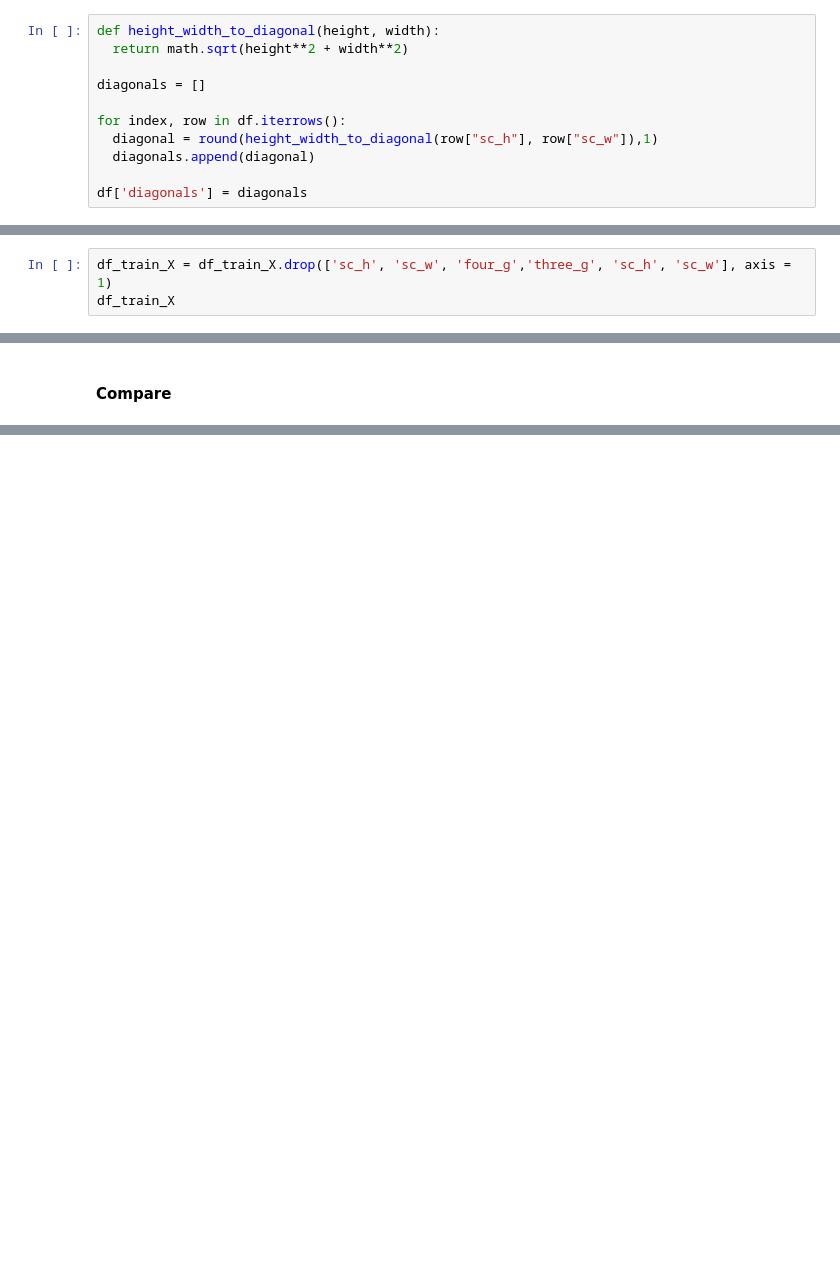
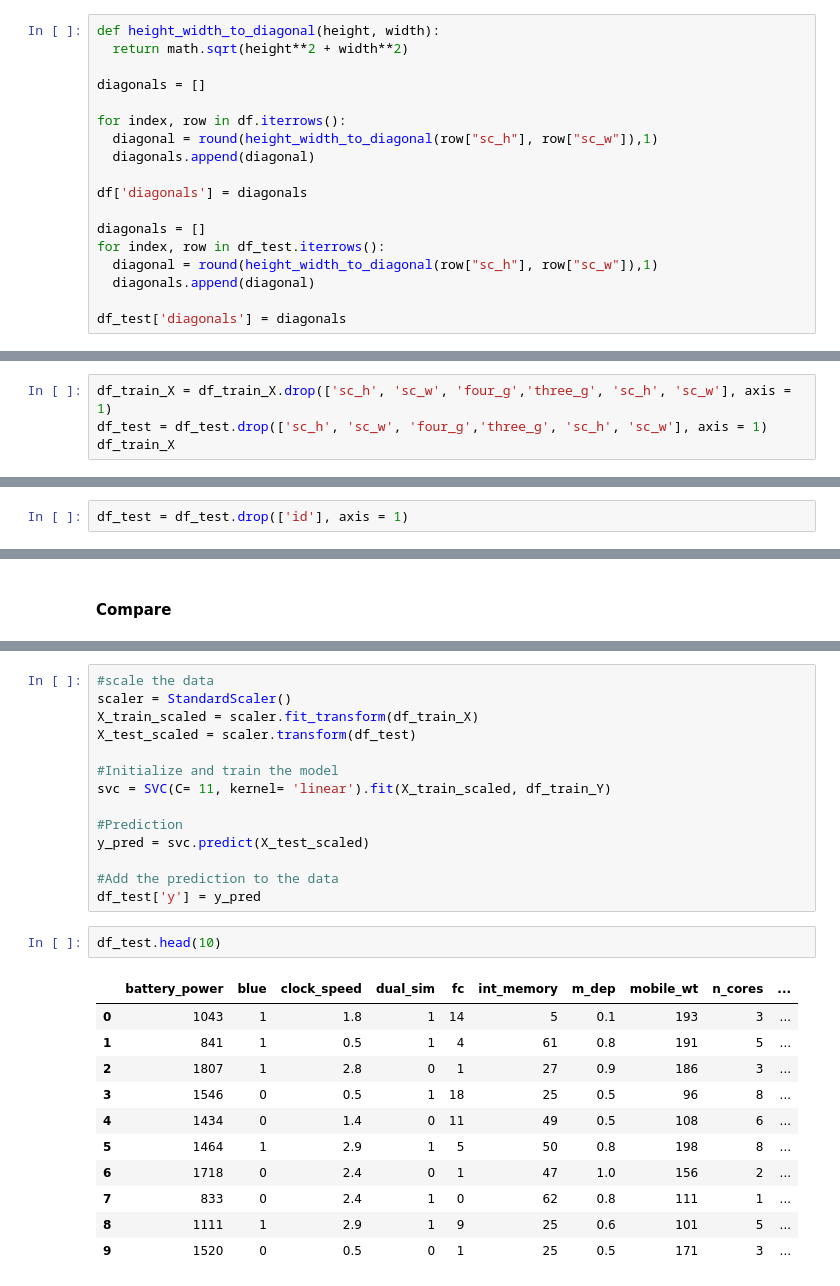
Before and after one commit to MarkkusKoddala/MobilePriceClassification, a Jupyter notebook: mobilepricepredictor.ipynb, the cells around one changed output, grey strips where cells are left out. Drawn from its saved outputs; the diff is of its cells as text; blank space fills up the shorter version.

```diff
--- a/mobilepricepredictor.ipynb
+++ b/mobilepricepredictor.ipynb
@@ -344,5 +362,12 @@ for index, row in df.iterrows():
   diagonals.append(diagonal)
 
 df['diagonals'] = diagonals
+
+diagonals = []
+for index, row in df_test.iterrows():
+  diagonal = round(height_width_to_diagonal(row["sc_h"], row["sc_w"]),1)
+  diagonals.append(diagonal)
+
+df_test['diagonals'] = diagonals
 # %%
 #df['pixel_area'] = df['px_height'] * df['px_width']
@@ -351,6 +377,7 @@ df_train_Y = df["price_range"]
 df_train_X = df.drop('price_range', axis=1)
 # %%
 df_train_X = df_train_X.drop(['sc_h', 'sc_w', 'four_g','three_g', 'sc_h', 'sc_w'], axis = 1)
+df_test = df_test.drop(['sc_h', 'sc_w', 'four_g','three_g', 'sc_h', 'sc_w'], axis = 1)
 df_train_X
 # %% [output]
 |  | battery_power | blue | clock_speed | dual_sim | fc | int_memory | m_dep | mobile_wt | n_cores | ... |
@@ -370,0 +396,2 @@ df_train_X
+# %%
+df_test = df_test.drop(['id'], axis = 1)
@@ -853,0 +992,28 @@ mse_compare
+# %%
+#scale the data
+scaler = StandardScaler()
+X_train_scaled = scaler.fit_transform(df_train_X)
+X_test_scaled = scaler.transform(df_test)
+
+#Initialize and train the model
+svc = SVC(C= 11, kernel= 'linear').fit(X_train_scaled, df_train_Y)
+
+#Prediction
+y_pred = svc.predict(X_test_scaled)
+
+#Add the prediction to the data
+df_test['y'] = y_pred
+# %%
+df_test.head(10)
+# %% [output]
+|  | battery_power | blue | clock_speed | dual_sim | fc | int_memory | m_dep | mobile_wt | n_cores | ... |
+| 0 | 1043 | 1 | 1.8 | 1 | 14 | 5 | 0.1 | 193 | 3 | ... |
+| 1 | 841 | 1 | 0.5 | 1 | 4 | 61 | 0.8 | 191 | 5 | ... |
+| 2 | 1807 | 1 | 2.8 | 0 | 1 | 27 | 0.9 | 186 | 3 | ... |
+| 3 | 1546 | 0 | 0.5 | 1 | 18 | 25 | 0.5 | 96 | 8 | ... |
+| 4 | 1434 | 0 | 1.4 | 0 | 11 | 49 | 0.5 | 108 | 6 | ... |
+| 5 | 1464 | 1 | 2.9 | 1 | 5 | 50 | 0.8 | 198 | 8 | ... |
+| 6 | 1718 | 0 | 2.4 | 0 | 1 | 47 | 1.0 | 156 | 2 | ... |
+| 7 | 833 | 0 | 2.4 | 1 | 0 | 62 | 0.8 | 111 | 1 | ... |
+| 8 | 1111 | 1 | 2.9 | 1 | 9 | 25 | 0.6 | 101 | 5 | ... |
+| 9 | 1520 | 0 | 0.5 | 0 | 1 | 25 | 0.5 | 171 | 3 | ... |
```
Also changed, not shown: parts of 57 cells of this notebook.
